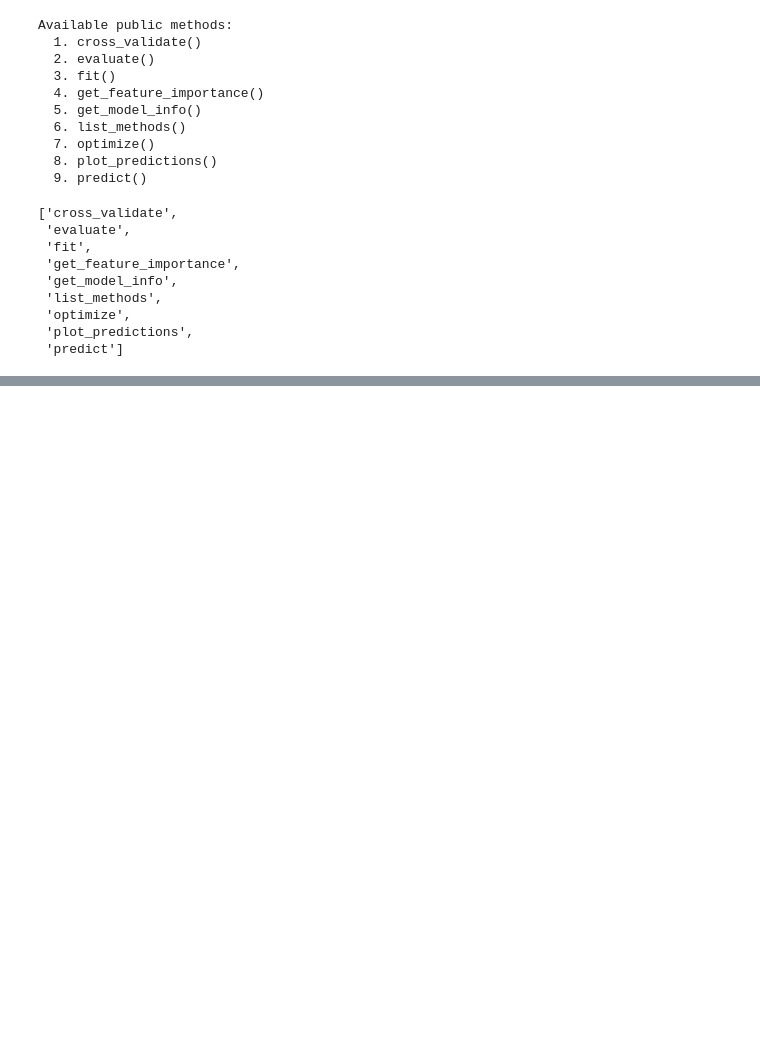
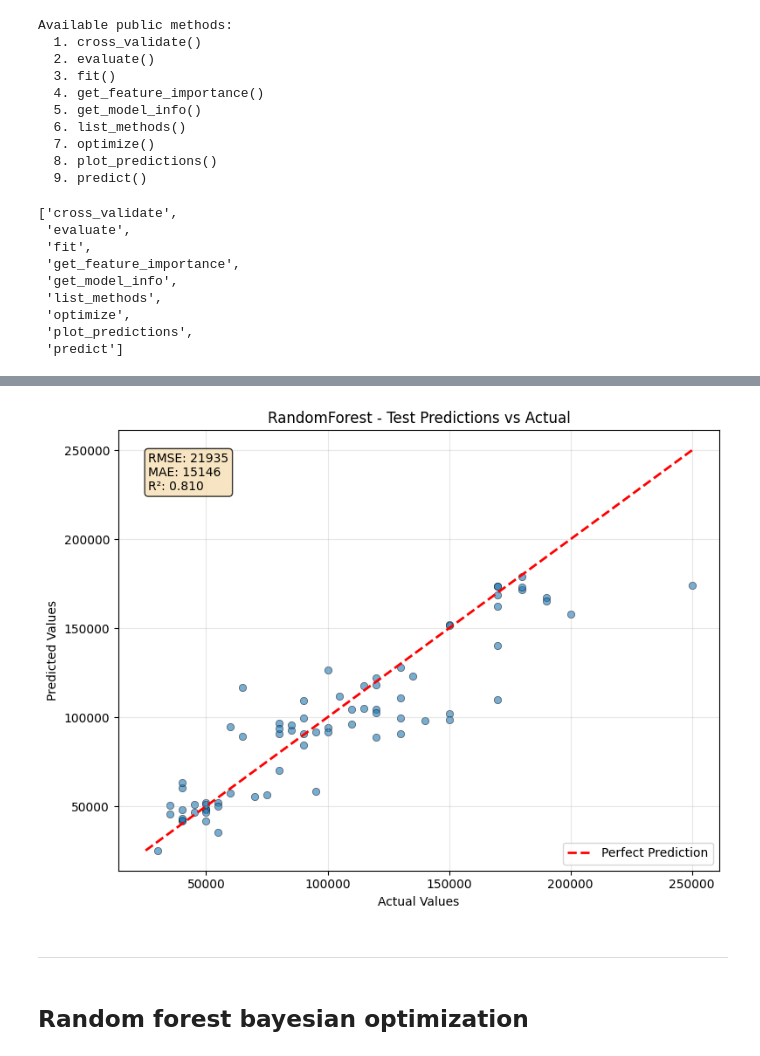
Before and after one commit to FrankAst/pwc_challenge, a Jupyter notebook: notebooks/test_in_nb2.ipynb, the cells around one changed output, grey strips where cells are left out. Cells and saved outputs as stored; diff of their text form; code cells hidden in the pictures; blank space fills up the shorter version.

```diff
--- a/notebooks/test_in_nb2.ipynb
+++ b/notebooks/test_in_nb2.ipynb
@@ -483,0 +551,2 @@ Cross-Validation Results (5-fold):
+# %%
+df_na.fit(X_train_na, y_train)
@@ -483,0 +586,8 @@ Cross-Validation Results (5-fold):
+# %%
+df_na.plot_predictions(X_test, y_test, 'Test')
+# %% [output]
+[figure, added]
+# %% [markdown]
+---
+# %% [markdown]
+## Random forest bayesian optimization
```
Also changed, not shown: parts of 31 cells of this notebook, 3 other files.
